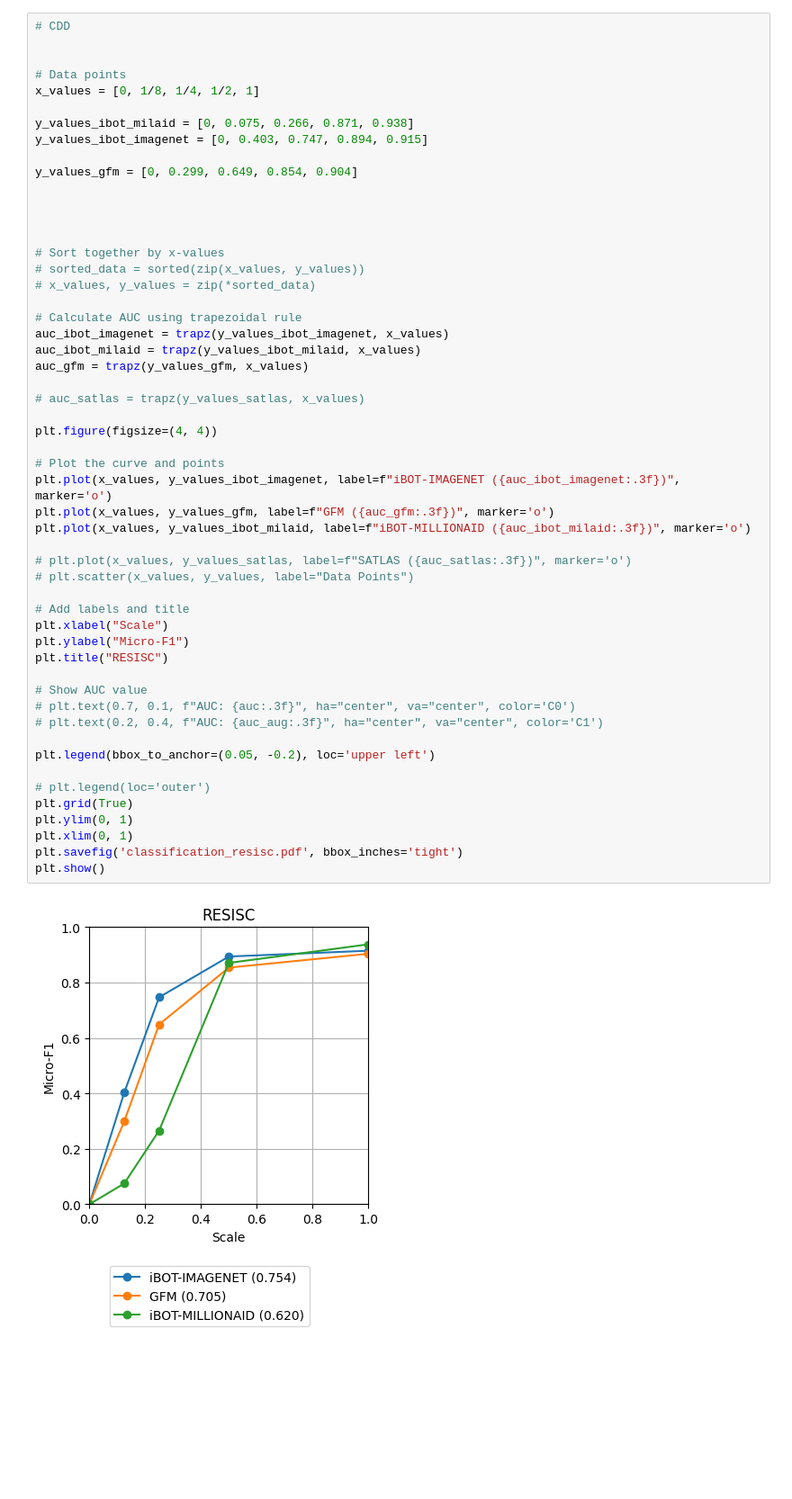
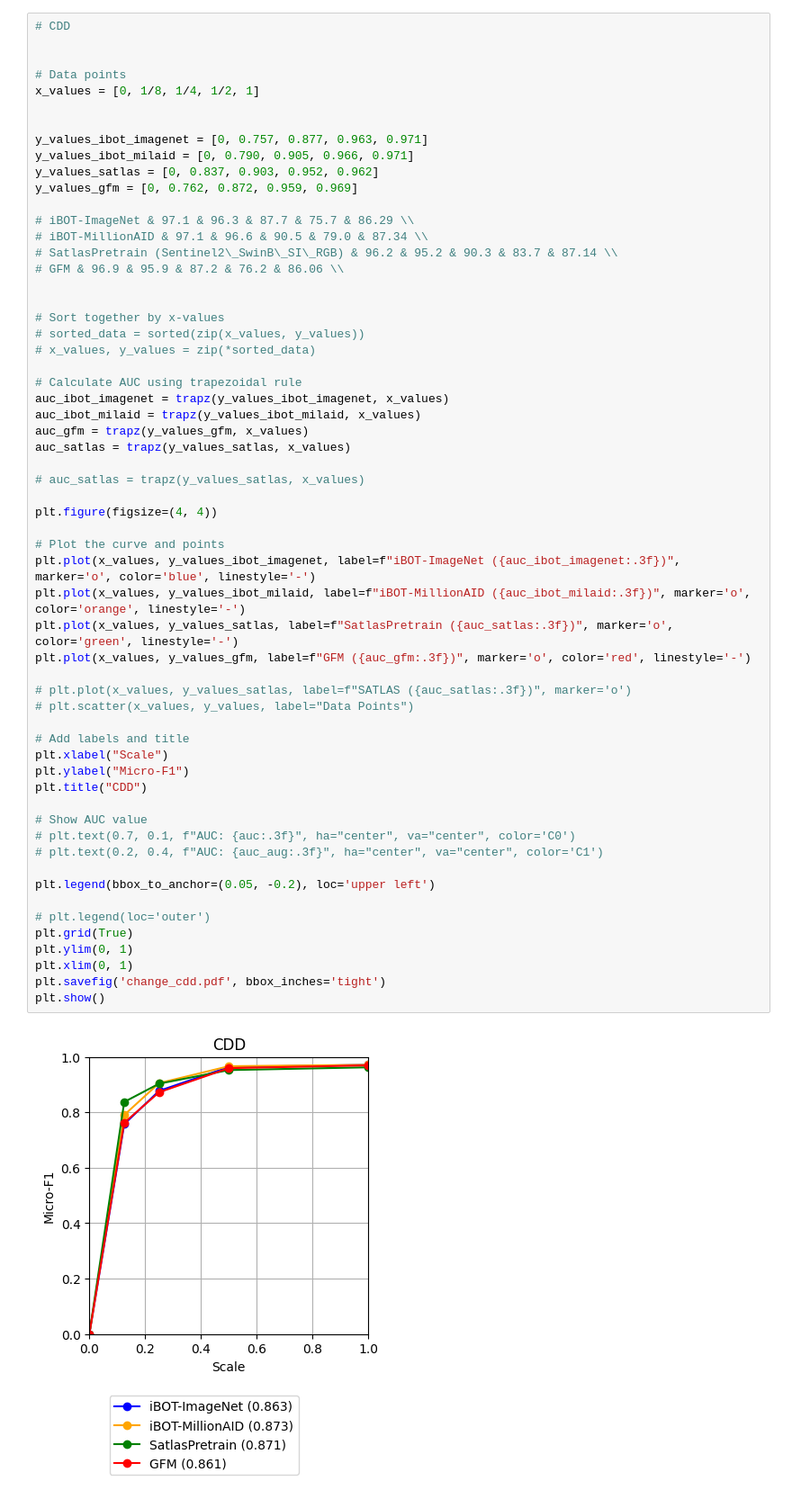
Before and after one commit to YerevaNN/rs_foundation_models, a Jupyter notebook: paper_figures.ipynb, the cells around one changed output. Shown at 90% size. Drawn from its saved outputs; the diff is of its cells as text; blank space fills up the shorter version.

```diff
--- a/paper_figures.ipynb
+++ b/paper_figures.ipynb
@@ -60,12 +70,16 @@ plt.show()
 # Data points
 x_values = [0, 1/8, 1/4, 1/2, 1]
 
-y_values_ibot_milaid = [0, 0.075, 0.266, 0.871, 0.938]
-y_values_ibot_imagenet = [0, 0.403, 0.747, 0.894, 0.915]
 
-y_values_gfm = [0, 0.299, 0.649, 0.854, 0.904]
+y_values_ibot_imagenet = [0, 0.757, 0.877, 0.963, 0.971]
+y_values_ibot_milaid = [0, 0.790, 0.905, 0.966, 0.971]
+y_values_satlas = [0, 0.837, 0.903, 0.952, 0.962]
+y_values_gfm = [0, 0.762, 0.872, 0.959, 0.969]
 
-
+# iBOT-ImageNet & 97.1 & 96.3 & 87.7 & 75.7 & 86.29 \\
+# iBOT-MillionAID & 97.1 & 96.6 & 90.5 & 79.0 & 87.34 \\
+# SatlasPretrain (Sentinel2\_SwinB\_SI\_RGB) & 96.2 & 95.2 & 90.3 & 83.7 & 87.14 \\
+# GFM & 96.9 & 95.9 & 87.2 & 76.2 & 86.06 \\
 
 
 # Sort together by x-values
@@ -75,36 +89,38 @@ y_values_gfm = [0, 0.299, 0.649, 0.854, 0.904]
 # Calculate AUC using trapezoidal rule
 auc_ibot_imagenet = trapz(y_values_ibot_imagenet, x_values)
 auc_ibot_milaid = trapz(y_values_ibot_milaid, x_values)
 auc_gfm = trapz(y_values_gfm, x_values)
+auc_satlas = trapz(y_values_satlas, x_values)
 
 # auc_satlas = trapz(y_values_satlas, x_values)
 
 plt.figure(figsize=(4, 4))
 
 # Plot the curve and points
-plt.plot(x_values, y_values_ibot_imagenet, label=f"iBOT-IMAGENET ({auc_ibot_imagenet:.3f})", marker='o')
-plt.plot(x_values, y_values_gfm, label=f"GFM ({auc_gfm:.3f})", marker='o')
-plt.plot(x_values, y_values_ibot_milaid, label=f"iBOT-MILLIONAID ({auc_ibot_milaid:.3f})", marker='o')
+plt.plot(x_values, y_values_ibot_imagenet, label=f"iBOT-ImageNet ({auc_ibot_imagenet:.3f})", marker='o', color='blue', linestyle='-')
+plt.plot(x_values, y_values_ibot_milaid, label=f"iBOT-MillionAID ({auc_ibot_milaid:.3f})", marker='o', color='orange', linestyle='-')
+plt.plot(x_values, y_values_satlas, label=f"SatlasPretrain ({auc_satlas:.3f})", marker='o', color='green', linestyle='-')
+plt.plot(x_values, y_values_gfm, label=f"GFM ({auc_gfm:.3f})", marker='o', color='red', linestyle='-')
 
 # plt.plot(x_values, y_values_satlas, label=f"SATLAS ({auc_satlas:.3f})", marker='o')
 # plt.scatter(x_values, y_values, label="Data Points")
 
 # Add labels and title
 plt.xlabel("Scale")
 plt.ylabel("Micro-F1")
-plt.title("RESISC")
+plt.title("CDD")
 
 # Show AUC value
 # plt.text(0.7, 0.1, f"AUC: {auc:.3f}", ha="center", va="center", color='C0')
 # plt.text(0.2, 0.4, f"AUC: {auc_aug:.3f}", ha="center", va="center", color='C1')
 
 plt.legend(bbox_to_anchor=(0.05, -0.2), loc='upper left')
 
 # plt.legend(loc='outer')
 plt.grid(True)
 plt.ylim(0, 1)
 plt.xlim(0, 1)
-plt.savefig('classification_resisc.pdf', bbox_inches='tight')
+plt.savefig('change_cdd.pdf', bbox_inches='tight')
 plt.show()
 # %% [output]
-[figure, old version]
+[figure, new version]
```
Also changed, not shown: parts of 5 cells of this notebook, 50 other files.
